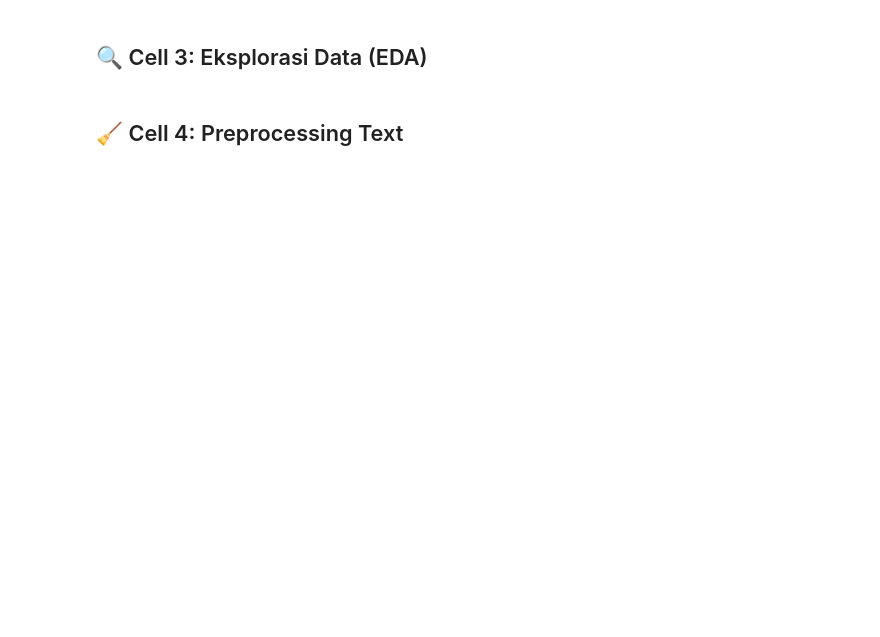
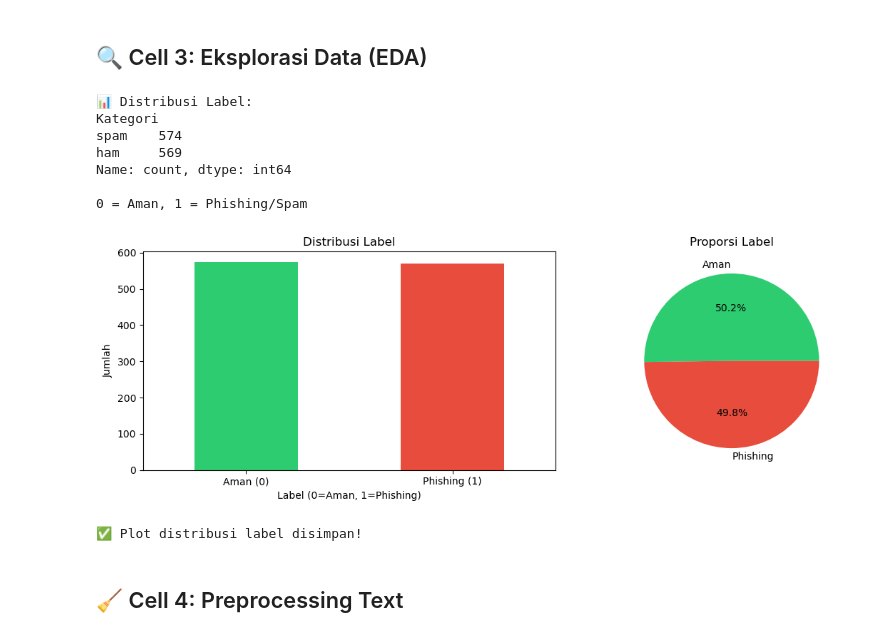
Before and after one commit to Alexandro-S-O/phising-detection, a Jupyter notebook: notebooks/01_message_classification.ipynb, the cells around one changed output. Saved outputs shown, nothing was run; the diff lists cells and outputs as text; code cells hidden in the pictures; blank space fills up the shorter version.

```diff
--- a/notebooks/01_message_classification.ipynb
+++ b/notebooks/01_message_classification.ipynb
@@ -42,17 +39,14 @@ print(f'METRIC_DIR : {METRIC_DIR}')
 # %% [markdown]
 ## 📂 Cell 2: Mount Google Drive & Load Dataset
 # %%
-# Cell 2: Load Dataset
-DATASET_PATH = os.path.join(BASE_DIR, 'data', 'sms_spam_indo.csv')
 
+# ⚠️ SESUAIKAN path ini dengan lokasi file di Google Drive kalian
+DATASET_PATH = 'D:\BINUS\Semester 4\RM\phising-detection\data\sms_spam_indo.csv'
+
+# Load dataset
 df = pd.read_csv(DATASET_PATH)
 
-# Standardize column names langsung setelah load
-df = df.rename(columns={'Pesan': 'text', 'Kategori': 'label_str'})
-df['label'] = df['label_str'].map({'ham': 0, 'spam': 1})
-df = df.dropna(subset=['label']).reset_index(drop=True)
-df['label'] = df['label'].astype(int)
-
-print(f'Dataset loaded: {len(df)} rows')
-print(f'Kolom: {list(df.columns)}')
+print(f'✅ Dataset berhasil di-load!')
+print(f'📊 Total baris: {len(df)}')
+print(f'📋 Kolom: {list(df.columns)}')
 df.head(10)
@@ -59,27 +68,50 @@ df.head(10)
 # %% [markdown]
 ## 🔍 Cell 3: Eksplorasi Data (EDA)
 # %%
-# Cell 3: EDA - Visualisasi Distribusi Label
-print('Distribusi Label:')
-print(df['label'].value_counts().sort_index().rename({0: 'Aman (ham)', 1: 'Phishing (spam)'}))
+# ⚠️ SESUAIKAN nama kolom ini setelah lihat output Cell 2
+# Ganti 'text' dan 'label' dengan nama kolom yang sebenarnya di dataset kalian
+TEXT_COL = 'Pesan'    # kolom berisi teks pesan
+LABEL_COL = 'Kategori'  # kolom berisi label (0=aman, 1=phishing/spam)
 
-# sort_index() memastikan label 0 (Aman) selalu di posisi pertama agar warna tidak tertukar
-label_counts = df['label'].value_counts().sort_index()
+# Rename kolom supaya konsisten
+df = df.rename(columns={TEXT_COL: 'Pesan', LABEL_COL: 'Kategori'})
 
+# Cek distribusi label
+print('📊 Distribusi Label:')
+print(df['Kategori'].value_counts())
+print(f'\n0 = Aman, 1 = Phishing/Spam')
+
+# Visualisasi distribusi
 fig, axes = plt.subplots(1, 2, figsize=(12, 4))
-label_counts.plot(kind='bar', ax=axes[0], color=['#2ecc71', '#e74c3c'])
+
+# Bar chart
+df['Kategori'].value_counts().plot(kind='bar', ax=axes[0], color=['#2ecc71', '#e74c3c'])
 axes[0].set_title('Distribusi Label')
-axes[0].set_xticks([0, 1])
+axes[0].set_xlabel('Label (0=Aman, 1=Phishing)')
+axes[0].set_ylabel('Jumlah')
 axes[0].set_xticklabels(['Aman (0)', 'Phishing (1)'], rotation=0)
-axes[0].set_ylabel('Jumlah')
-label_counts.plot(kind='pie', ax=axes[1],
-    labels=['Aman', 'Phishing'], colors=['#2ecc71', '#e74c3c'], autopct='%1.1f%%')
+
+# Pie chart
+df['Kategori'].value_counts().plot(kind='pie', ax=axes[1],
+    labels=['Aman', 'Phishing'], colors=['#2ecc71', '#e74c3c'],
+    autopct='%1.1f%%')
 axes[1].set_title('Proporsi Label')
 axes[1].set_ylabel('')
+
 plt.tight_layout()
-plt.savefig(os.path.join(FIG_DIR, 'stage1_label_distribution.png'), dpi=150, bbox_inches='tight')
+plt.savefig('stage1_label_distribution.png', dpi=150, bbox_inches='tight')
 plt.show()
-print('stage1_label_distribution.png saved.')
+print('✅ Plot distribusi label disimpan!')
+# %% [output]
+📊 Distribusi Label:
+Kategori
+spam    574
+ham     569
+Name: count, dtype: int64
+
+0 = Aman, 1 = Phishing/Spam
+[figure, added]
+✅ Plot distribusi label disimpan!
 # %% [markdown]
 ## 🧹 Cell 4: Preprocessing Text
 # %%
```
Also changed, not shown: parts of 11 cells of this notebook, 2 other files.
